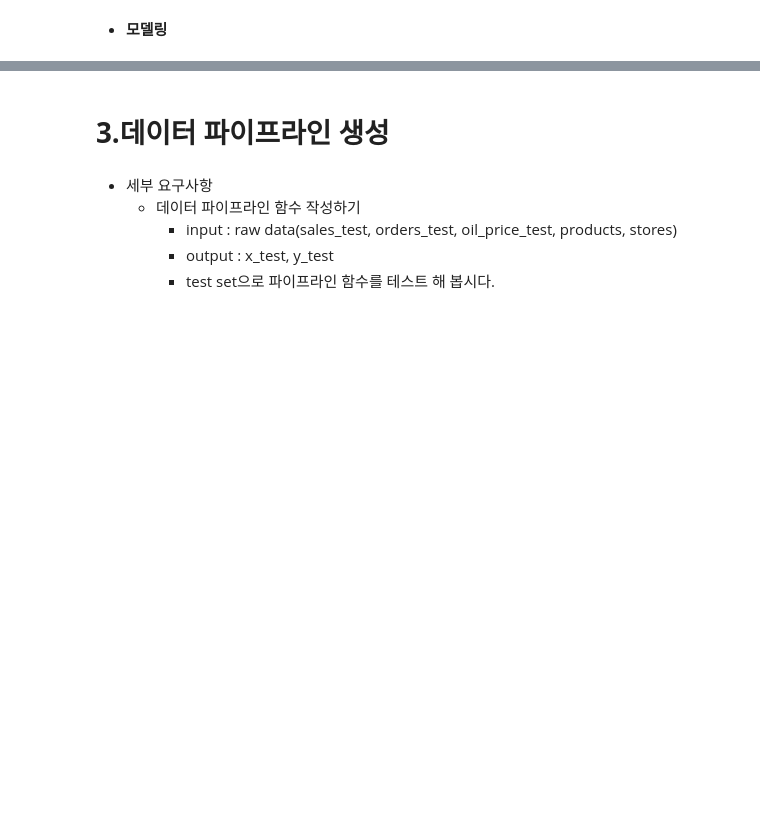
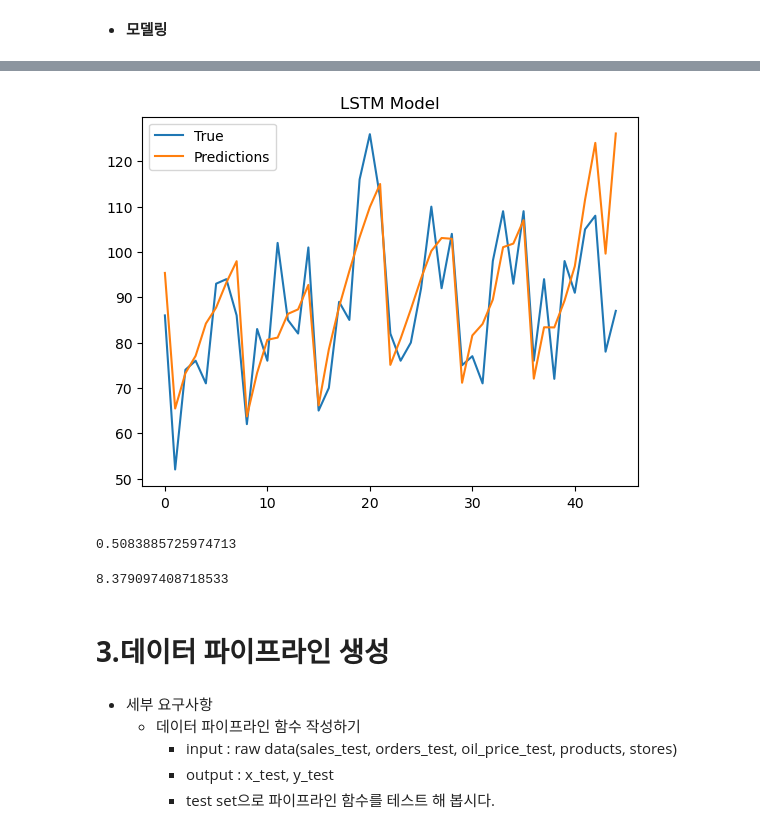
Before and after one commit to youse0ng/Optimization-Qauntity-TimeSeries, a Jupyter notebook: 3.모델링 및 비즈니스 평가.ipynb, the cells around one changed output, grey strips where cells are left out. Saved outputs shown, nothing was run; the diff lists cells and outputs as text; code cells hidden in the pictures; blank space fills up the shorter version.

```diff
--- a/3.모델링 및 비즈니스 평가.ipynb
+++ b/3.모델링 및 비즈니스 평가.ipynb
@@ -106,0 +169,3 @@ def plot_model_result(y_train, y_val, pred) :
+# %%
+my_dataset = pd.concat([mydataset,result],axis=1)
+my_dataset.drop(columns='Date',inplace=True)
@@ -143,3 +249,7 @@ def temporalize(x, y, timesteps):
 ### **3) 상품 : 42 - Agricultural products**
 # %% [markdown]
 * **데이터 준비**
+# %%
+timesteps = 14
+X_train,y_train = temporalize(X_train,y_train,timesteps)
+X_valid,y_valid = temporalize(X_valid,y_valid,timesteps)
@@ -167,0 +278,19 @@ def temporalize(x, y, timesteps):
+# %%
+from keras.models import Sequential
+from keras.layers import LSTM, Dense
+from keras.optimizers import Adam
+from keras.losses import MeanSquaredError
+from keras.callbacks import EarlyStopping,ModelCheckpoint
+
+model = Sequential()
+model.add(LSTM(units=128,return_sequences=False, input_shape=(X_train.shape[1], X_train.shape[2])))
+model.add(Dense(units=1))
+
+model.compile(optimizer=Adam(learning_rate=0.0005), loss=MeanSquaredError())
+es = EarlyStopping(monitor='val_loss',patience=30)
+mc = ModelCheckpoint('CheckPoint/best_lstm.keras',save_best_only=True,monitor='val_loss',mode='min')
+# 모델 훈련
+model.fit(X_train, y_train,validation_data=[X_valid,y_valid], epochs=100, batch_size=8, callbacks=[es,mc])
+
+# 예측
+predictions = model.predict(X_valid)
@@ -168,3 +315,19 @@ def temporalize(x, y, timesteps):
+# %%
+plt.figure()
+plt.plot(y_valid,label='True')
+plt.plot(predictions[:,0],label='Predictions')
+plt.title("LSTM Model")
+plt.legend()
+plt.show()
+# %% [output]
+[figure, added]
+# %%
+from sklearn.metrics import mean_absolute_error,r2_score
+print(r2_score(y_valid,predictions))
+mean_absolute_error(y_valid,predictions)
+# %% [output]
+0.5083885725974713
+8.379097408718533
 # %% [markdown]
 # **3.데이터 파이프라인 생성**
 # %% [markdown]
```
Also changed, not shown: parts of 34 cells of this notebook, 16 other files.
